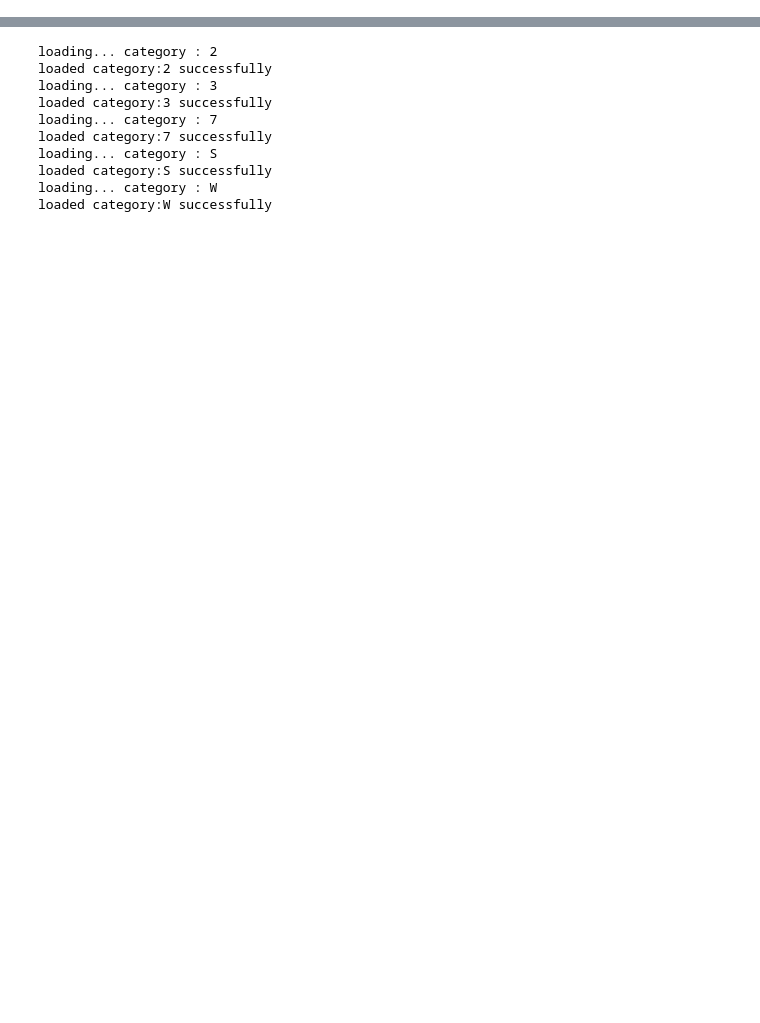
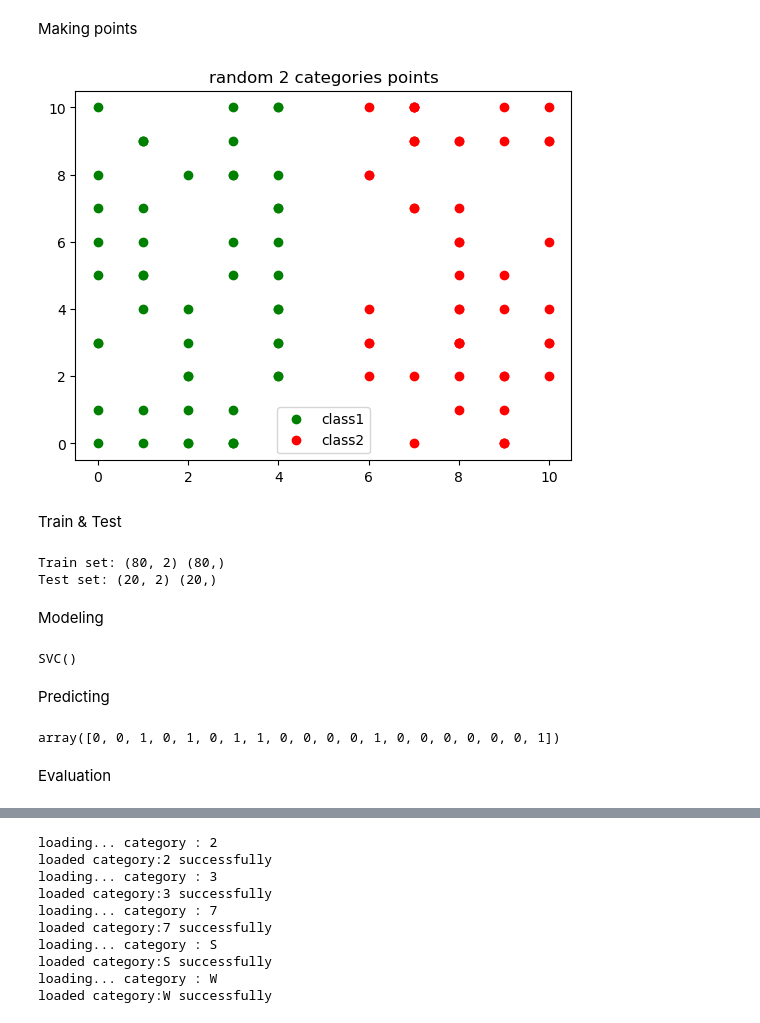
Before and after one commit to niusha-yaghini/support_vector_machine_svm, a Jupyter notebook: program.ipynb, the cells around one changed output, grey strips where cells are left out. Saved outputs shown, nothing was run; the diff lists cells and outputs as text; code cells hidden in the pictures; blank space fills up the shorter version.

Commit message:
part1

```diff
--- a/program.ipynb
+++ b/program.ipynb
@@ -12,0 +18,47 @@ import pickle
+# %% [markdown]
+Making points
+# %%
+def points(domain):
+    x1 = [random.randint(0,4) for _ in range(domain)]
+    x2 = [random.randint(6,10) for _ in range(domain)]
+    y1 = [random.randint(0,10) for _ in range(domain)]
+    y2 = [random.randint(0,10) for _ in range(domain)]
+
+    return x1, x2, y1, y2
+
+domain = 50
+x1, x2, y1, y2 = points(domain)
+
+X = []
+Y = []
+
+f = open('my_points.txt', 'w')
+f.write('x, y, class\n')
+
+for i in range(domain):
+    f.write(f"{x1[i]}, {y1[i]}, 0\n")
+    X.append([x1[i], y1[i]])
+    Y.append(0)
+
+for i in range(domain):
+    f.write(f"{x2[i]}, {y2[i]}, 1\n")
+    X.append([x2[i], y2[i]])
+    Y.append(1)
+
+f.close()
+
+fig, ax = plt.subplots()
+
+
+y1_draw, = plt.plot(x1, y1, 'o', color='green', label='class1')
+y2_draw, = plt.plot(x2, y2, 'o', color='red', label='class2')
+
+ax.set_title('random 2 categories points')
+
+ax.legend(handles=[y1_draw, y2_draw])
+name = "part1_points" + '.png'
+
+plt.savefig(name)
+plt.show()
+# %% [output]
+[figure, added]
@@ -12,0 +68,25 @@ import pickle
+# %% [markdown]
+Train & Test
+# %%
+X_train, X_test, y_train, y_test = train_test_split( X, Y, test_size=0.2, random_state=4)
+print ('Train set:', X_train.shape,  y_train.shape)
+print ('Test set:', X_test.shape,  y_test.shape)
+# %% [output]
+Train set: (80, 2) (80,)
+Test set: (20, 2) (20,)
+# %% [markdown]
+Modeling
+# %%
+clf = svm.SVC(kernel='rbf')
+clf.fit(X_train, y_train)
+# %% [output]
+SVC()
+# %% [markdown]
+Predicting
+# %%
+yhat = clf.predict(X_test)
+yhat
+# %% [output]
+array([0, 0, 1, 0, 1, 0, 1, 1, 0, 0, 0, 0, 1, 0, 0, 0, 0, 0, 0, 1])
+# %% [markdown]
+Evaluation
```
Also changed, not shown: parts of 9 cells of this notebook, 9 other files.
